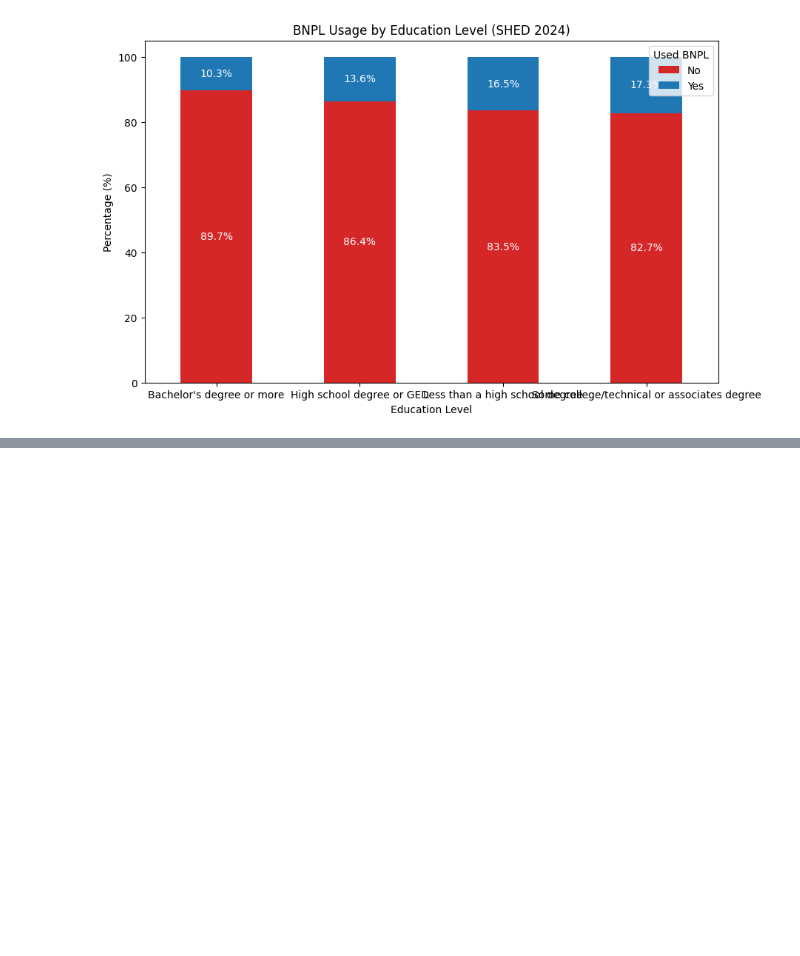
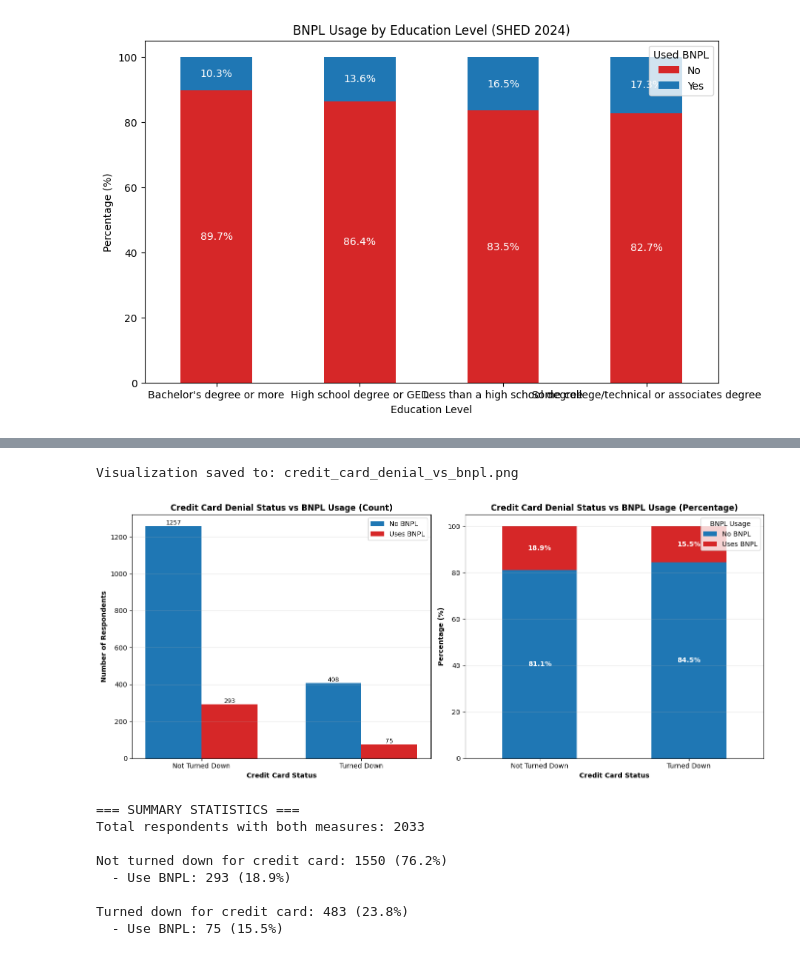
Before and after one commit to imaperson22/BDAA-BNPL-DATA, a Jupyter notebook: EDA.ipynb, the cells around one changed output, grey strips where cells are left out. Drawn from its saved outputs; the diff is of its cells as text; code cells hidden in the pictures; blank space fills up the shorter version.

Commit message:
Being denied a credit card and BNPL usage

```diff
--- a/EDA.ipynb
+++ b/EDA.ipynb
@@ -224,0 +438,74 @@ Some college/technical or associates degree  82.660218  17.339782
+# %%
+# Create visualization showing Credit Card Denial vs BNPL Usage
+import matplotlib.pyplot as plt
+import numpy as np
+
+fig, axes = plt.subplots(1, 2, figsize=(14, 6))
+
+# Chart 1: Grouped bar chart with counts
+ax1 = axes[0]
+x = np.arange(len(crosstab_counts.index))
+width = 0.35
+
+bars1 = ax1.bar(x - width/2, crosstab_counts['No'], width, label='No BNPL', color='#1f77b4')
+bars2 = ax1.bar(x + width/2, crosstab_counts['Yes'], width, label='Uses BNPL', color='#d62728')
+
+ax1.set_xlabel('Credit Card Status', fontweight='bold')
+ax1.set_ylabel('Number of Respondents', fontweight='bold')
+ax1.set_title('Credit Card Denial Status vs BNPL Usage (Count)', fontweight='bold')
+ax1.set_xticks(x)
+ax1.set_xticklabels(['Not Turned Down', 'Turned Down'])
+ax1.legend()
+ax1.grid(axis='y', alpha=0.3)
+
+# Add value labels on bars
+for bars in [bars1, bars2]:
+    for bar in bars:
+        height = bar.get_height()
+        ax1.text(bar.get_x() + bar.get_width()/2., height,
+                f'{int(height)}',
+                ha='center', va='bottom', fontsize=9)
+
+# Chart 2: Stacked percentage bar chart
+ax2 = axes[1]
+crosstab_pct.plot(kind='bar', stacked=True, ax=ax2, color=['#1f77b4', '#d62728'])
+ax2.set_xlabel('Credit Card Status', fontweight='bold')
+ax2.set_ylabel('Percentage (%)', fontweight='bold')
+ax2.set_title('Credit Card Denial Status vs BNPL Usage (Percentage)', fontweight='bold')
+ax2.set_xticklabels(['Not Turned Down', 'Turned Down'], rotation=0)
+ax2.legend(title='BNPL Usage', labels=['No BNPL', 'Uses BNPL'], loc='upper right')
+ax2.grid(axis='y', alpha=0.3)
+
+# Add percentage labels
+for i, idx in enumerate(crosstab_pct.index):
+    no_pct = crosstab_pct.loc[idx, 'No']
+    yes_pct = crosstab_pct.loc[idx, 'Yes']
+
+    ax2.text(i, no_pct/2, f"{no_pct:.1f}%", ha='center', va='center',
+            color='white', fontweight='bold', fontsize=10)
+    ax2.text(i, no_pct + yes_pct/2, f"{yes_pct:.1f}%", ha='center', va='center',
+            color='white', fontweight='bold', fontsize=10)
+
+plt.tight_layout()
+plt.savefig('credit_card_denial_vs_bnpl.png', dpi=150, bbox_inches='tight')
+print("Visualization saved to: credit_card_denial_vs_bnpl.png")
+plt.show()
+
+# Print summary statistics
+print("\n=== SUMMARY STATISTICS ===")
+print(f"Total respondents with both measures: {len(df_analysis)}")
+print(f"\nNot turned down for credit card: {len(df_analysis[df_analysis['CG0'] == 'No'])} ({len(df_analysis[df_analysis['CG0'] == 'No'])/len(df_analysis)*100:.1f}%)")
+print(f"  - Use BNPL: {len(df_analysis[(df_analysis['CG0'] == 'No') & (df_analysis['BNPL1'] == 'Yes')])} ({len(df_analysis[(df_analysis['CG0'] == 'No') & (df_analysis['BNPL1'] == 'Yes')])/len(df_analysis[df_analysis['CG0'] == 'No'])*100:.1f}%)")
+print(f"\nTurned down for credit card: {len(df_analysis[df_analysis['CG0'] == 'Yes'])} ({len(df_analysis[df_analysis['CG0'] == 'Yes'])/len(df_analysis)*100:.1f}%)")
+print(f"  - Use BNPL: {len(df_analysis[(df_analysis['CG0'] == 'Yes') & (df_analysis['BNPL1'] == 'Yes')])} ({len(df_analysis[(df_analysis['CG0'] == 'Yes') & (df_analysis['BNPL1'] == 'Yes')])/len(df_analysis[df_analysis['CG0'] == 'Yes'])*100:.1f}%)")
+# %% [output]
+Visualization saved to: credit_card_denial_vs_bnpl.png
+[figure, added]
+=== SUMMARY STATISTICS ===
+Total respondents with both measures: 2033
+
+Not turned down for credit card: 1550 (76.2%)
+  - Use BNPL: 293 (18.9%)
+
+Turned down for credit card: 483 (23.8%)
+  - Use BNPL: 75 (15.5%)
```
Also changed, not shown: parts of 5 cells of this notebook, 2 other files.
